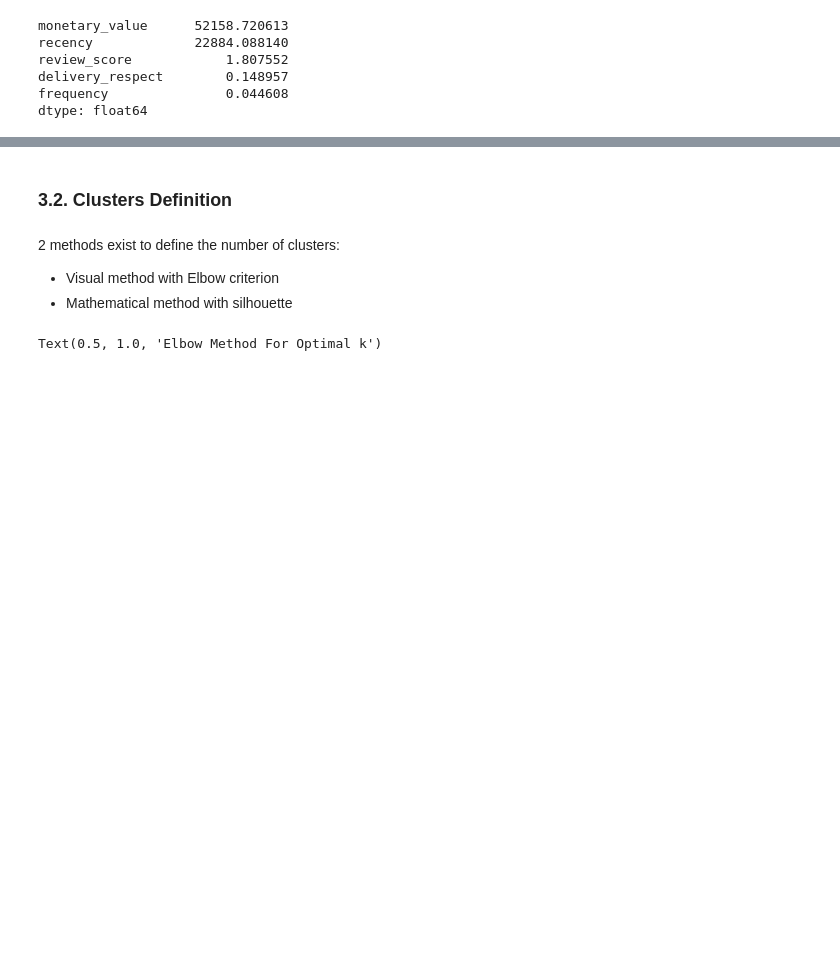
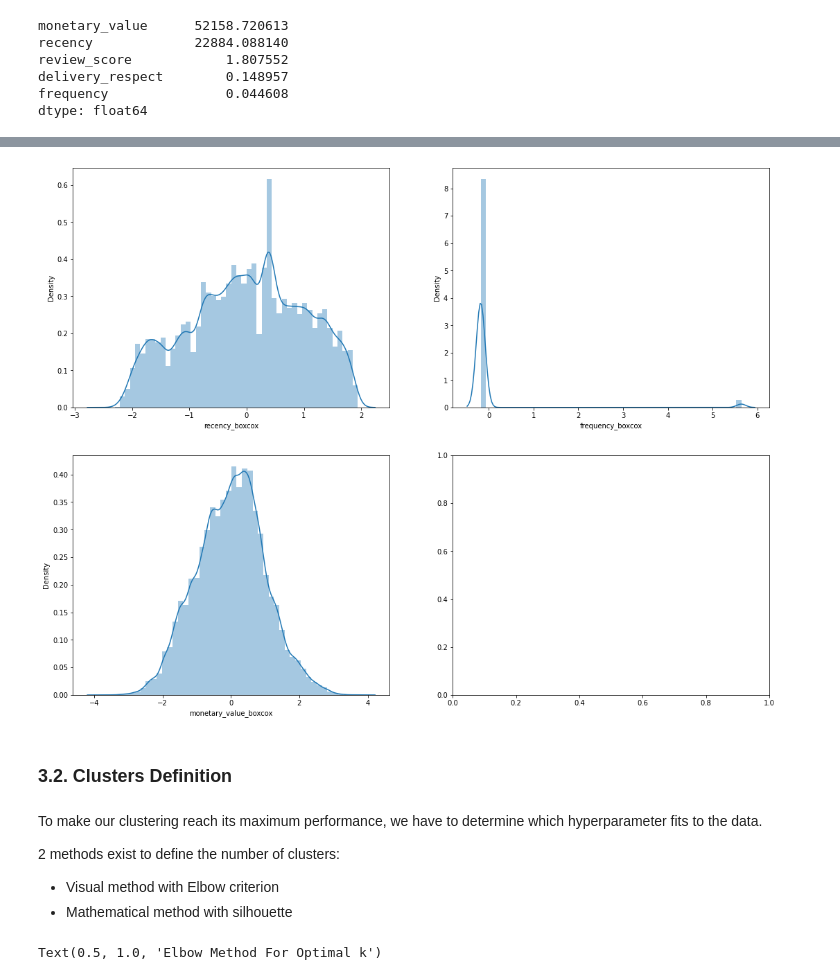
Before and after one commit to mariusbiteau/Ecommerce-Customer-Segmentation, a Jupyter notebook: Segmentation_Ecommerce_Customer_Segmentation_ipynb.ipynb, the cells around one changed output, grey strips where cells are left out. Cells and saved outputs as stored; diff of their text form; code cells hidden in the pictures; blank space fills up the shorter version.

```diff
--- a/Segmentation_Ecommerce_Customer_Segmentation_ipynb.ipynb
+++ b/Segmentation_Ecommerce_Customer_Segmentation_ipynb.ipynb
@@ -518,7 +590,13 @@ std_customer_km
 95121 rows × 5 columns
+# %%
+plot_multiple_histograms(std_customer_km, ["recency_boxcox","frequency_boxcox", "monetary_value_boxcox"])
+# %% [output]
+[figure, added]
 # %% [markdown]
 ### 3.2. Clusters Definition
 # %% [markdown]
+To make our clustering reach its maximum performance, we have to determine which hyperparameter fits to the data.
+
 2 methods exist to define the number of clusters:
 
 - Visual method with Elbow criterion
```
Also changed, not shown: parts of 25 cells of this notebook.
